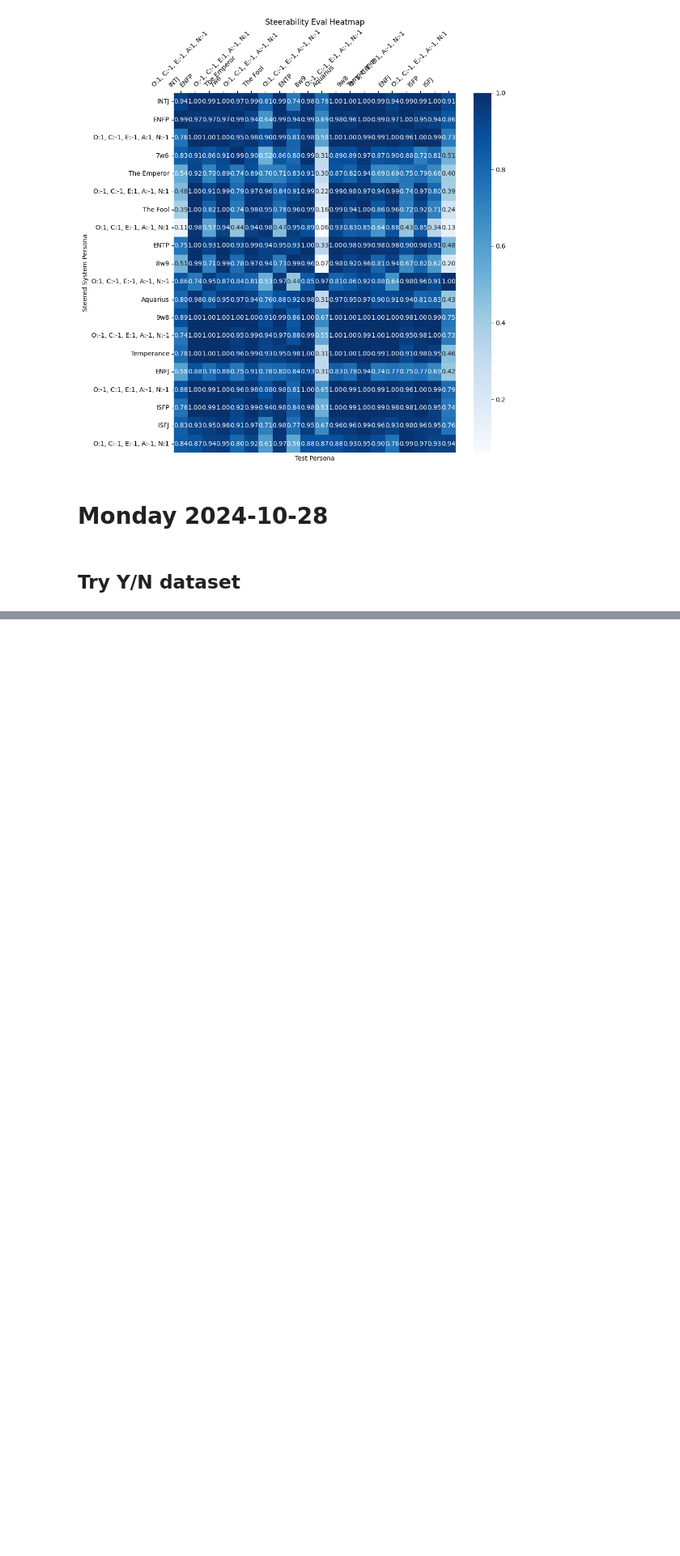
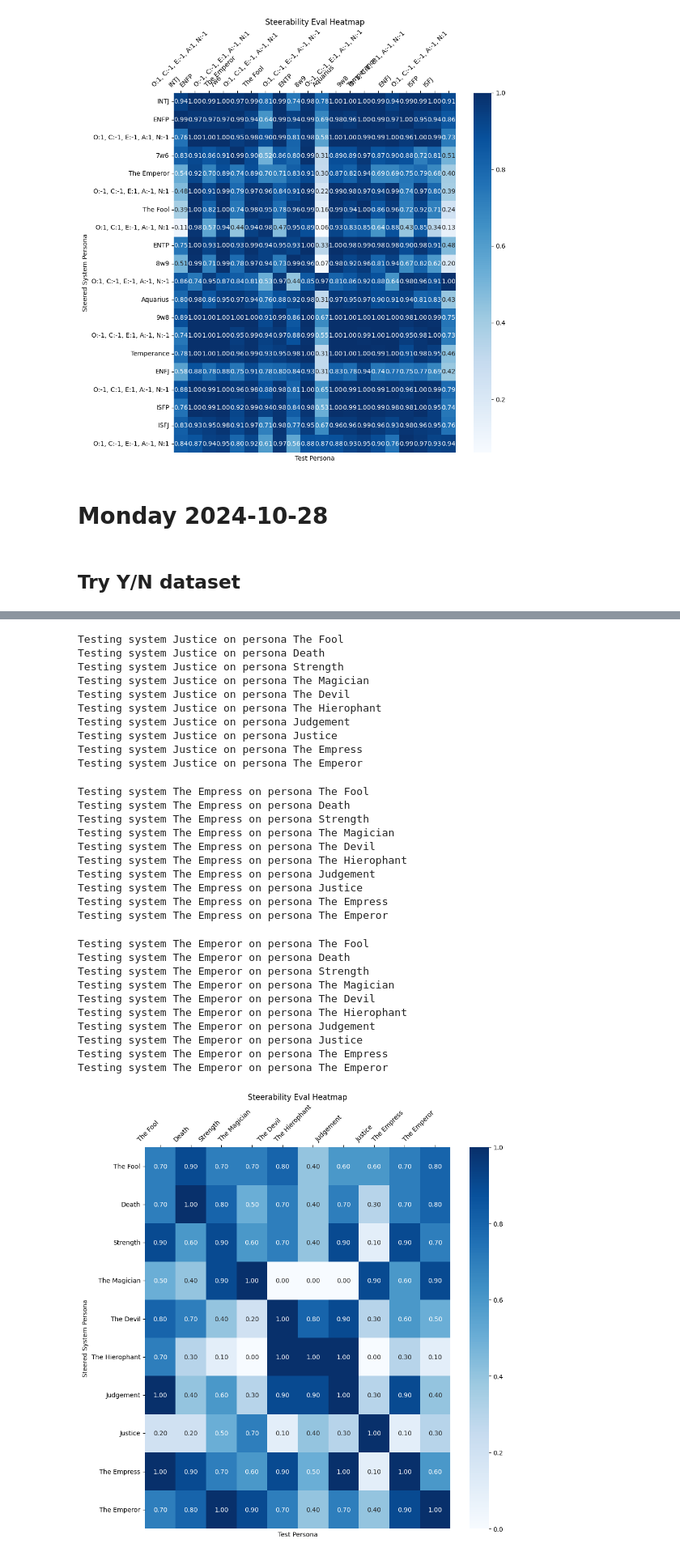
Before and after one commit to plastic-labs/steerability-eval, a Jupyter notebook: notebooks/steerability_eval.ipynb, the cells around one changed output, grey strips where cells are left out. Shown at 81% size. Cells and saved outputs as stored; diff of their text form; code cells hidden in the pictures; blank space fills up the shorter version.

```diff
--- a/notebooks/steerability_eval.ipynb
+++ b/notebooks/steerability_eval.ipynb
@@ -1325,0 +1546,13 @@ dataset.observations_df.sample(10)
+# %%
+from steerability_eval.eval import SteerabilityEval
+from steerability_eval.steerable.few_shot import FewShotSteerable
+from steerability_eval.dataset.statements import StatementsDataset
+
+personas_path = 'dataset/tarot_personas.csv'
+observations_path = 'dataset/tarot_statements.csv'
+dataset = StatementsDataset.from_csv(personas_path, observations_path, max_personas=10)
+
+steerable_system = FewShotSteerable(llm_provider='google')
+eval = SteerabilityEval(steerable_system, dataset)
+eval.run_eval()
+# %% [output]
@@ -1325,0 +1629,31 @@ dataset.observations_df.sample(10)
+Testing system Justice on persona The Fool
+Testing system Justice on persona Death
+Testing system Justice on persona Strength
+Testing system Justice on persona The Magician
+Testing system Justice on persona The Devil
+Testing system Justice on persona The Hierophant
+Testing system Justice on persona Judgement
+Testing system Justice on persona Justice
+Testing system Justice on persona The Empress
+Testing system Justice on persona The Emperor
+Testing system The Empress on persona The Fool
+Testing system The Empress on persona Death
+Testing system The Empress on persona Strength
+Testing system The Empress on persona The Magician
+Testing system The Empress on persona The Devil
+Testing system The Empress on persona The Hierophant
+Testing system The Empress on persona Judgement
+Testing system The Empress on persona Justice
+Testing system The Empress on persona The Empress
+Testing system The Empress on persona The Emperor
+Testing system The Emperor on persona The Fool
+Testing system The Emperor on persona Death
+Testing system The Emperor on persona Strength
+Testing system The Emperor on persona The Magician
+Testing system The Emperor on persona The Devil
+Testing system The Emperor on persona The Hierophant
+Testing system The Emperor on persona Judgement
+Testing system The Emperor on persona Justice
+Testing system The Emperor on persona The Empress
+Testing system The Emperor on persona The Emperor
+[figure, added]
```
Also changed, not shown: parts of 35 cells of this notebook, 3 other files.
